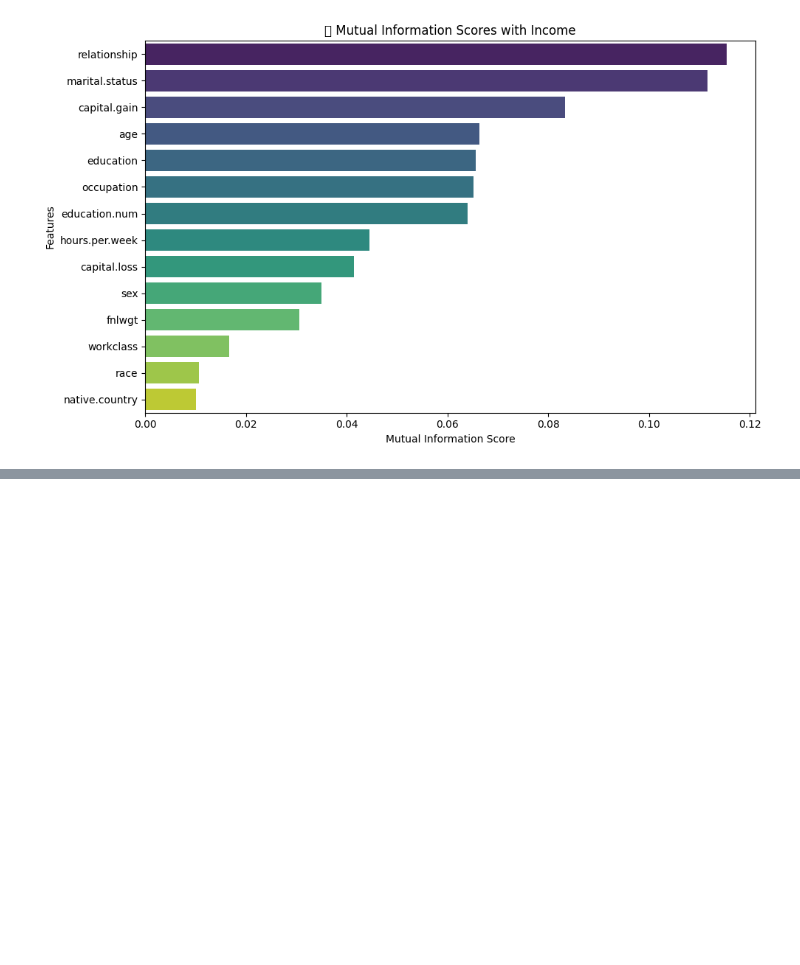
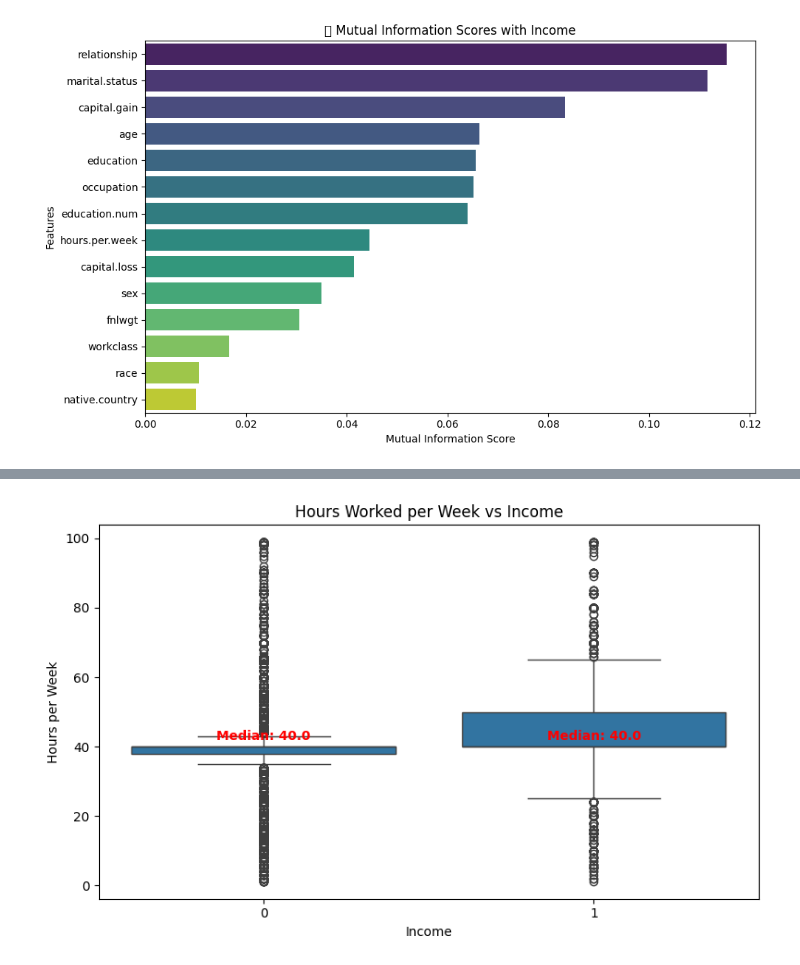
Before and after one commit to vijaivimu/SDS-CP034-incomeinsight, a Jupyter notebook: submissions/team-members/Vijai/02_eda_income_insights.ipynb, the cells around one changed output, grey strips where cells are left out. Cells and saved outputs as stored; diff of their text form; code cells hidden in the pictures; blank space fills up the shorter version.

```diff
--- a/submissions/team-members/Vijai/02_eda_income_insights.ipynb
+++ b/submissions/team-members/Vijai/02_eda_income_insights.ipynb
@@ -131,0 +160,25 @@ FileNotFoundError: [Errno 2] No such file or directory: 'charts/question1_mutual
+# %%
+import matplotlib.pyplot as plt
+import seaborn as sns
+import numpy as np
+
+# Create the boxplot
+plt.figure(figsize=(8, 5))
+sns.boxplot(data=df_cleaned, x='income', y='hours.per.week')
+
+# Calculate medians
+medians = df_cleaned.groupby('income')['hours.per.week'].median()
+
+# Annotate median values on the plot
+for i, median in enumerate(medians):
+    plt.text(i, median + 2, f"Median: {median:.1f}", color='red', ha='center', fontweight='bold')
+
+# Final touches
+plt.title("Hours Worked per Week vs Income")
+plt.xlabel("Income")
+plt.ylabel("Hours per Week")
+plt.tight_layout()
+plt.savefig("charts/question2_income_by_hours_per_week.png", bbox_inches='tight')
+plt.show()
+# %% [output]
+[figure, added]
```
Also changed, not shown: parts of 3 cells of this notebook, 4 other files.
